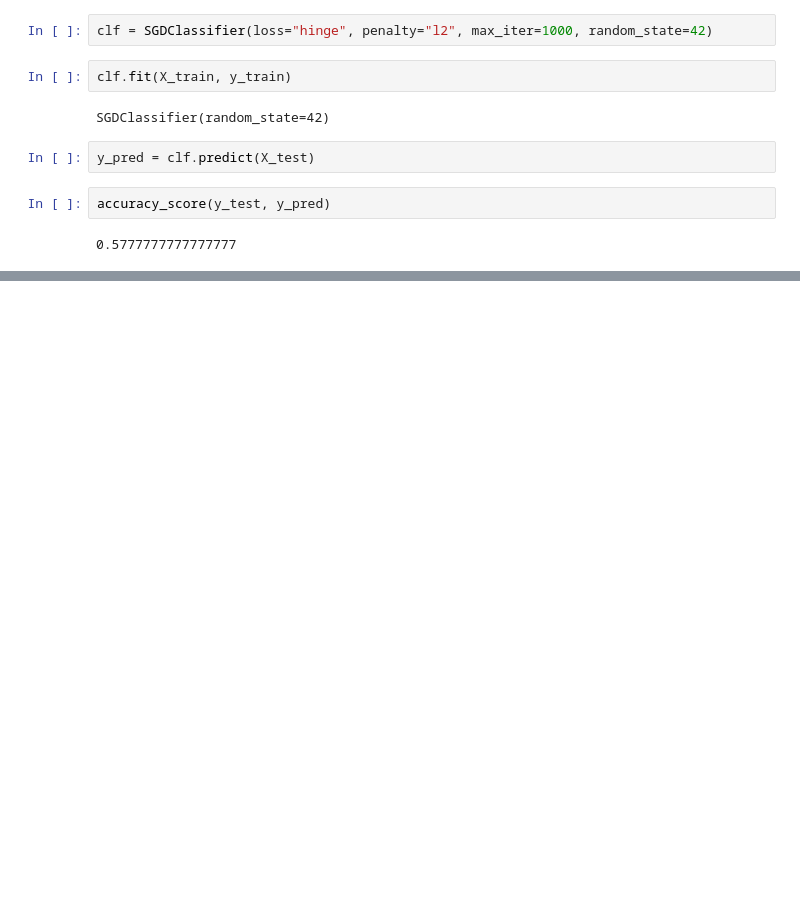
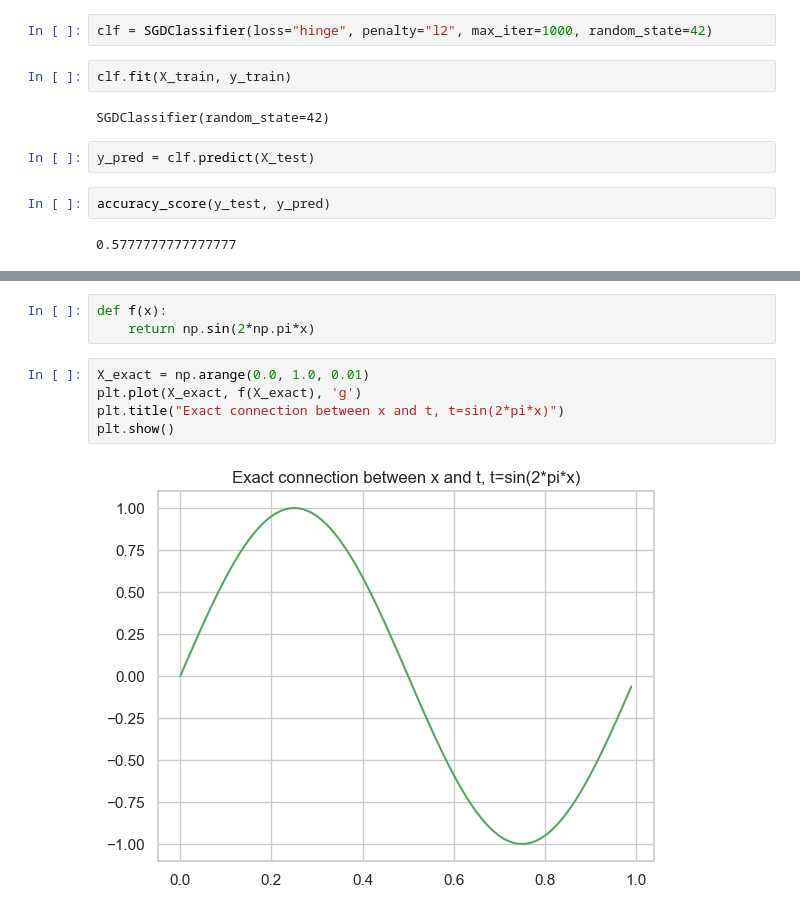
Before and after one commit to chritof/Maskinl-re-notebook, a Jupyter notebook: modul1/Gjennomgang.ipynb, the cells around one changed output, grey strips where cells are left out. Cells and saved outputs as stored; diff of their text form; blank space fills up the shorter version.

```diff
--- a/modul1/Gjennomgang.ipynb
+++ b/modul1/Gjennomgang.ipynb
@@ -170,0 +340,10 @@ accuracy_score(y_test, y_pred)
+# %%
+def f(x):
+    return np.sin(2*np.pi*x)
+# %%
+X_exact = np.arange(0.0, 1.0, 0.01)
+plt.plot(X_exact, f(X_exact), 'g')
+plt.title("Exact connection between x and t, t=sin(2*pi*x)")
+plt.show()
+# %% [output]
+[figure, added]
```
Also changed, not shown: parts of 37 cells of this notebook.
